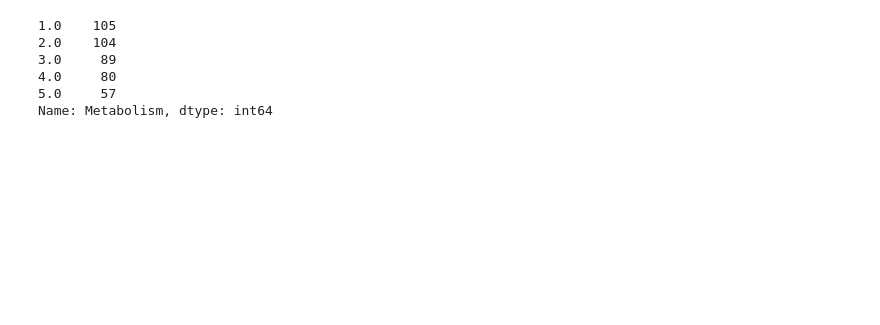
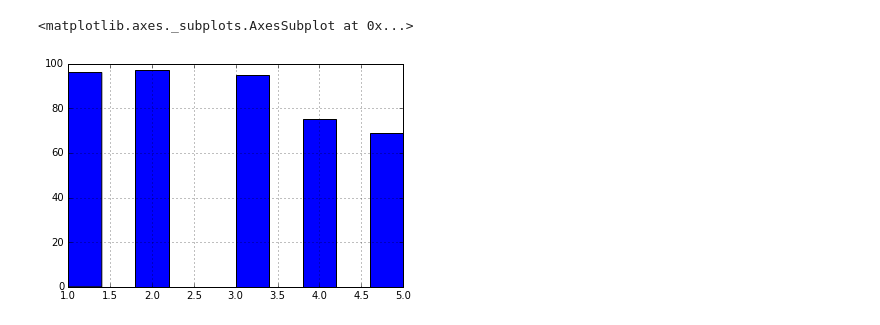
Before and after one commit to erikbaas/ComplexSocialModeling, a Jupyter notebook: mesa-models/Sugarscape/Data.ipynb, the cells around one changed output. Drawn from its saved outputs; the diff is of its cells as text; code cells hidden in the pictures; blank space fills up the shorter version.

```diff
--- a/mesa-models/Sugarscape/Data.ipynb
+++ b/mesa-models/Sugarscape/Data.ipynb
@@ -30,10 +30,6 @@ final['Wealth'].hist()
 # %%
-initial['Metabolism'].value_counts()
+initial['Metabolism'].hist()
 # %% [output]
-1.0    105
-2.0    104
-3.0     89
-4.0     80
-5.0     57
-Name: Metabolism, dtype: int64
+<matplotlib.axes._subplots.AxesSubplot at 0x...>
+[figure, added]
 # %%
```
Also changed, not shown: parts of 5 cells of this notebook, 5 other files.
